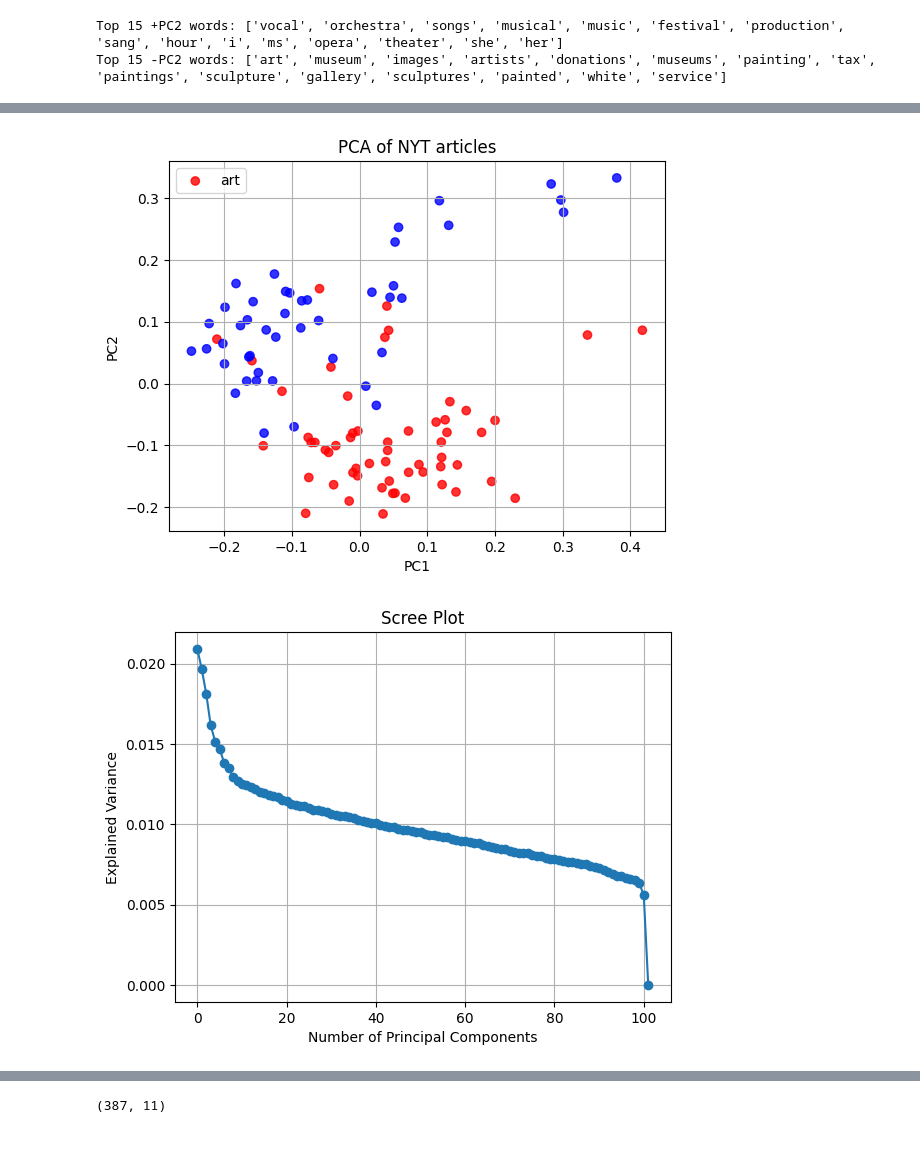
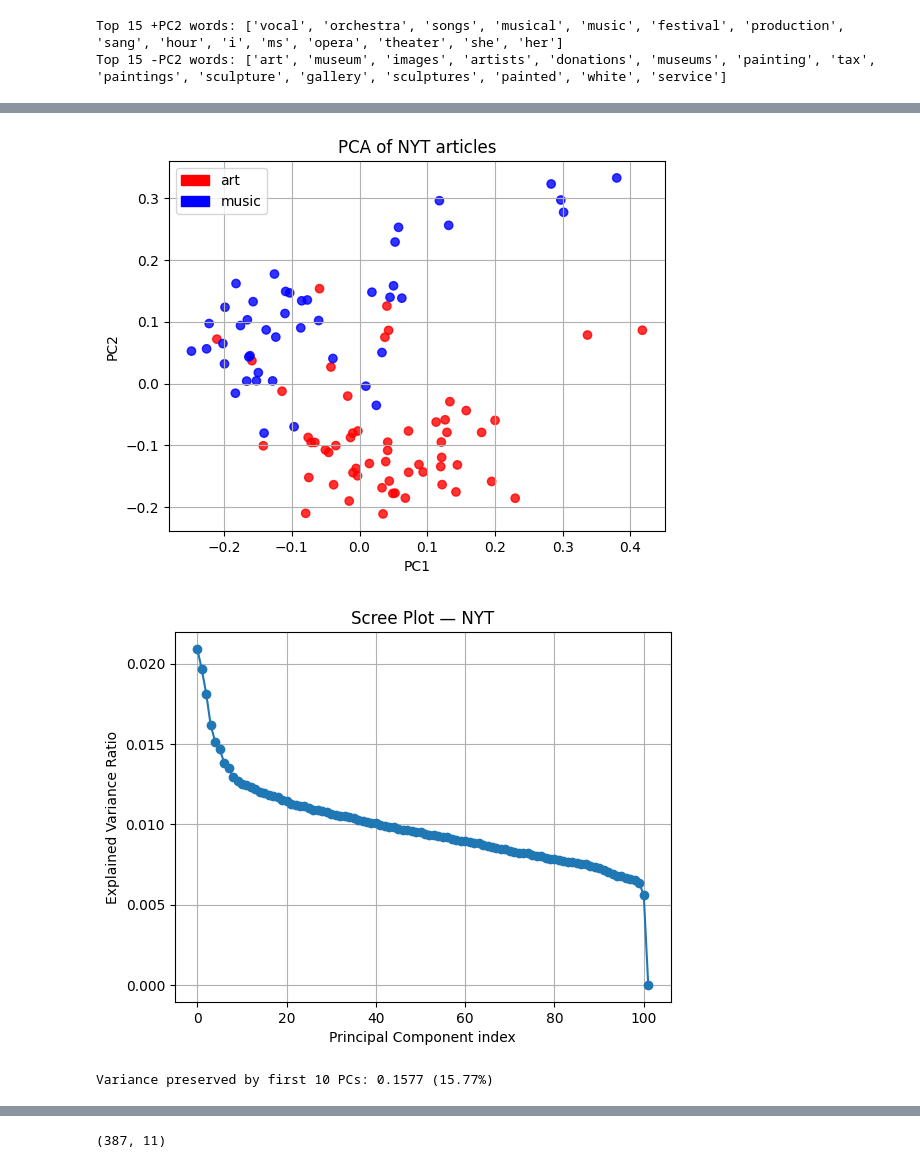
Before and after one commit to closetcaiman/de, a Jupyter notebook: lab1/lab1.ipynb, the cells around one changed output, grey strips where cells are left out. Saved outputs shown, nothing was run; the diff lists cells and outputs as text; code cells hidden in the pictures.

```diff
--- a/lab1/lab1.ipynb
+++ b/lab1/lab1.ipynb
@@ -53,4 +68,6 @@ Top 15 -PC2 words: ['art', 'museum', 'images', 'artists', 'donations', 'museums'
 # %%
+import matplotlib.patches as mpatches
+
 labels = articles_df["class.labels"].values
 colors = ["red" if label == "art" else "blue" for label in labels]
 
@@ -59,21 +76,28 @@ plt.scatter(x_pca[:, 0], x_pca[:, 1], c=colors, alpha=0.8)
 plt.xlabel("PC1")
 plt.ylabel("PC2")
 plt.title("PCA of NYT articles")
-plt.legend(["art", "music"])
+art_patch = mpatches.Patch(color="red", label="art")
+music_patch = mpatches.Patch(color="blue", label="music")
+plt.legend(handles=[art_patch, music_patch])
 plt.grid()
 plt.show()
 # %% [output]
-[figure, old version]
+[figure, new version]
 # %%
 variance_ratio = pca.explained_variance_ratio_
 
-
 plt.figure()
 plt.plot(variance_ratio, marker="o")
-plt.xlabel("Number of Principal Components")
-plt.ylabel("Explained Variance")
-plt.title("Scree Plot")
+plt.xlabel("Principal Component index")
+plt.ylabel("Explained Variance Ratio")
+plt.title("Scree Plot — NYT")
 plt.grid()
 plt.show()
+
+top10_variance = sum(variance_ratio[:10])
+print(
+    f"Variance preserved by first 10 PCs: {top10_variance:.4f} ({top10_variance * 100:.2f}%)"
+)
 # %% [output]
-[figure, old version]
+[figure, new version]
+Variance preserved by first 10 PCs: 0.1577 (15.77%)
```
Also changed, not shown: parts of 35 cells of this notebook.
